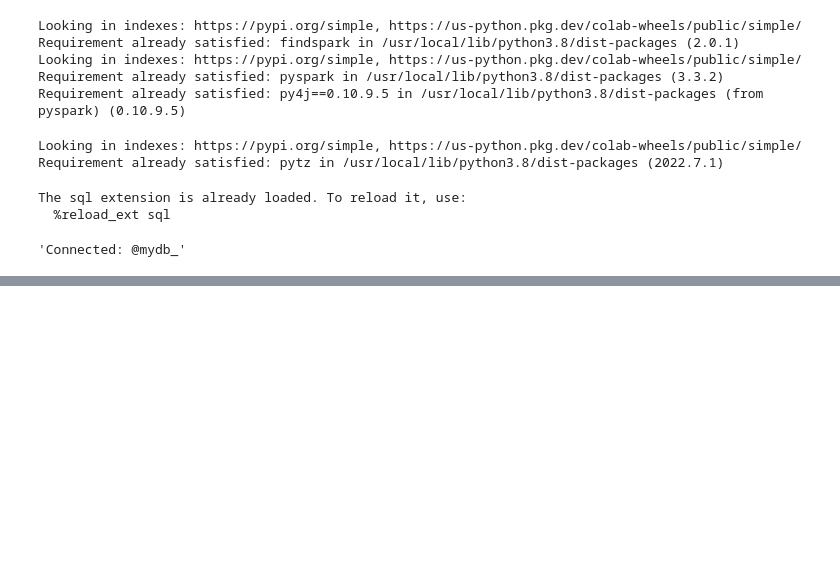
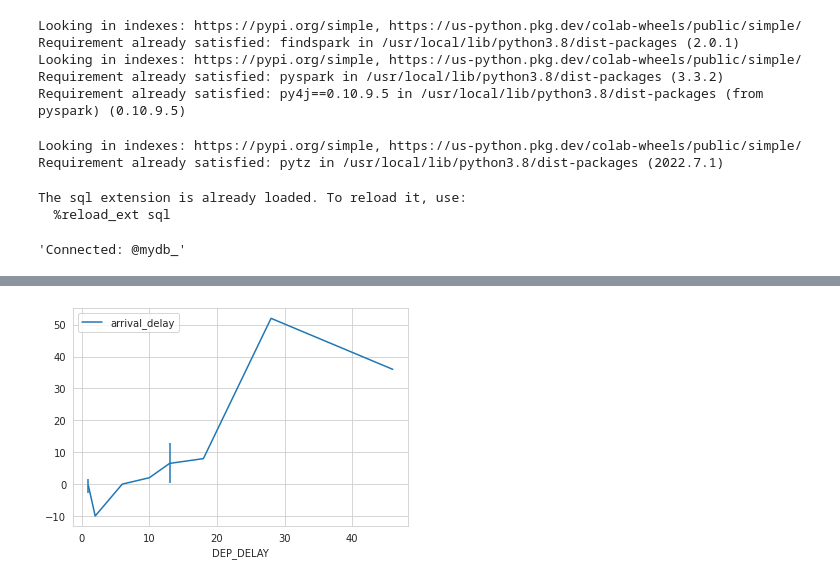
Before and after one commit to prakharsrivastava/powerbi, a Jupyter notebook: Data_Science_on_Google_Cloud_Platform_7.ipynb, the cells around one changed output, grey strips where cells are left out. Drawn from its saved outputs; the diff is of its cells as text; code cells hidden in the pictures; blank space fills up the shorter version.

```diff
--- a/Data_Science_on_Google_Cloud_Platform_7.ipynb
+++ b/Data_Science_on_Google_Cloud_Platform_7.ipynb
@@ -132,2 +155,19 @@ ax.axes.set_xlim(-50, 300);
 # %%
 #https://github.com/GoogleCloudPlatform/data-science-on-gcp/blob/main/05_bqnotebook/exploration.ipynb
+# %%
+import pandas as pd
+df = pd.read_sql("""
+            SELECT
+    DEP_DELAY,
+    AVG(ARR_DELAY) AS arrival_delay,
+    AVG(ARR_DELAY*ARR_DELAY) - AVG(ARR_DELAY)*AVG(ARR_DELAY) AS stddev_arrival_delay,
+    COUNT(ARR_DELAY) AS numflights
+FROM
+    flights_view_
+GROUP BY
+    DEP_DELAY
+   having DEP_DELAY>0
+ORDER BY DEP_DELAY
+
+            """, con = sqlite3.connect('mydb_'))
+# return your first five rows
@@ -133,0 +199,5 @@ ax.axes.set_xlim(-50, 300);
+# %%
+ax = df.plot(kind='line', x='DEP_DELAY',
+              y='arrival_delay', yerr='stddev_arrival_delay')
+# %% [output]
+[figure, added]
```
Also changed, not shown: parts of 24 cells of this notebook.
